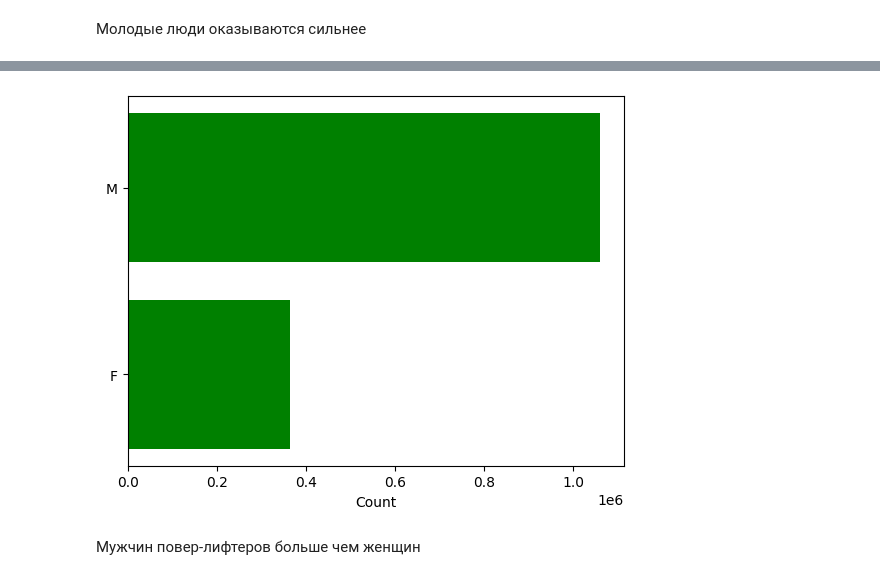
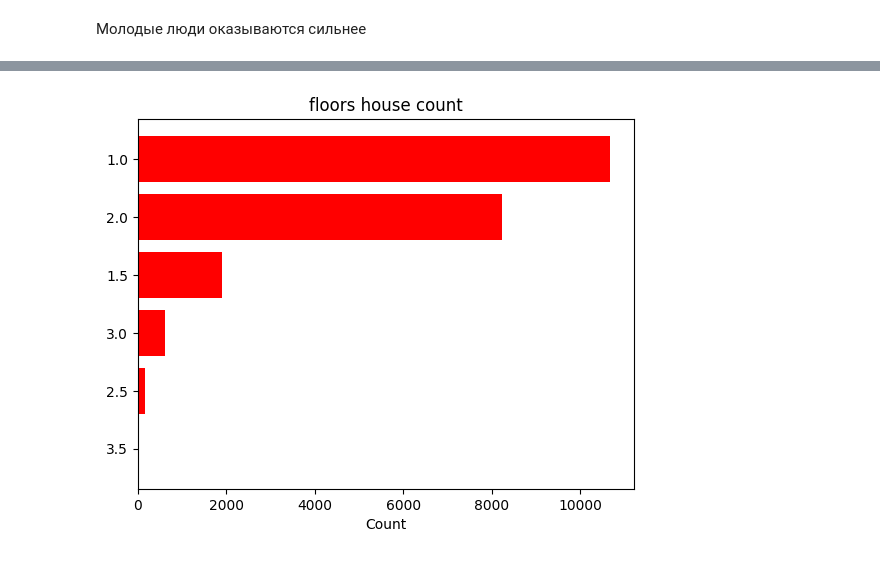
Before and after one commit to AlexHudnev/data_analysis, a Jupyter notebook: data_analysis.ipynb, the cells around one changed output, grey strips where cells are left out. Saved outputs shown, nothing was run; the diff lists cells and outputs as text; code cells hidden in the pictures.

```diff
--- a/data_analysis.ipynb
+++ b/data_analysis.ipynb
@@ -10,7 +10,7 @@ import pandas as pd
 import matplotlib.pyplot as plt
 import numpy as np
 
-data = pd.read_csv('/content/drive/My Drive/openpowerlifting.csv', index_col=0)
+data = pd.read_csv('/content/drive/My Drive/home_data.csv', index_col=0)
 
 data.head()
 # %% [output]
@@ -50,30 +73,27 @@ Text(0.5, 1.0, 'Body weight by age')
 # %%
-
-
-gender = np.unique(data['Sex'].values, return_counts=True)
-gender_count = len(gender[0])
+floors_data = np.unique(data.floors.values, return_counts=True)
+floors_data_count = len(floors_data[0])
 
 plt.rcdefaults()
 fig, ax = plt.subplots()
 
 df = pd.DataFrame({
-    'Genders': gender[0],
-    'counts': gender[1]
-}).sort_values(by=['counts'])
+                  'floors': floors_data[0],
+                  'counts': floors_data[1]
+                  }).sort_values(by=['counts'])
 
-genders = df['Genders'][::-1]
+floors = df.floors[::-1]
 counts = df.counts[::-1]
 
-positions = np.arange(gender_count)
+positions = np.arange(floors_data_count)
 
-ax.barh(positions, counts, align='center', color='green', ecolor='black')
+ax.barh(positions, counts, align='center', color='red')
 ax.set_yticks(positions)
-ax.set_yticklabels(genders)
+ax.set_yticklabels(floors)
 ax.invert_yaxis()
 ax.set_xlabel('Count')
+ax.set_title('floors house count')
 
 plt.show()
 # %% [output]
-[figure, old version]
+[figure, new version]
-# %% [markdown]
-Мужчин повер-лифтеров больше чем женщин
```
Also changed, not shown: parts of 5 cells of this notebook.
